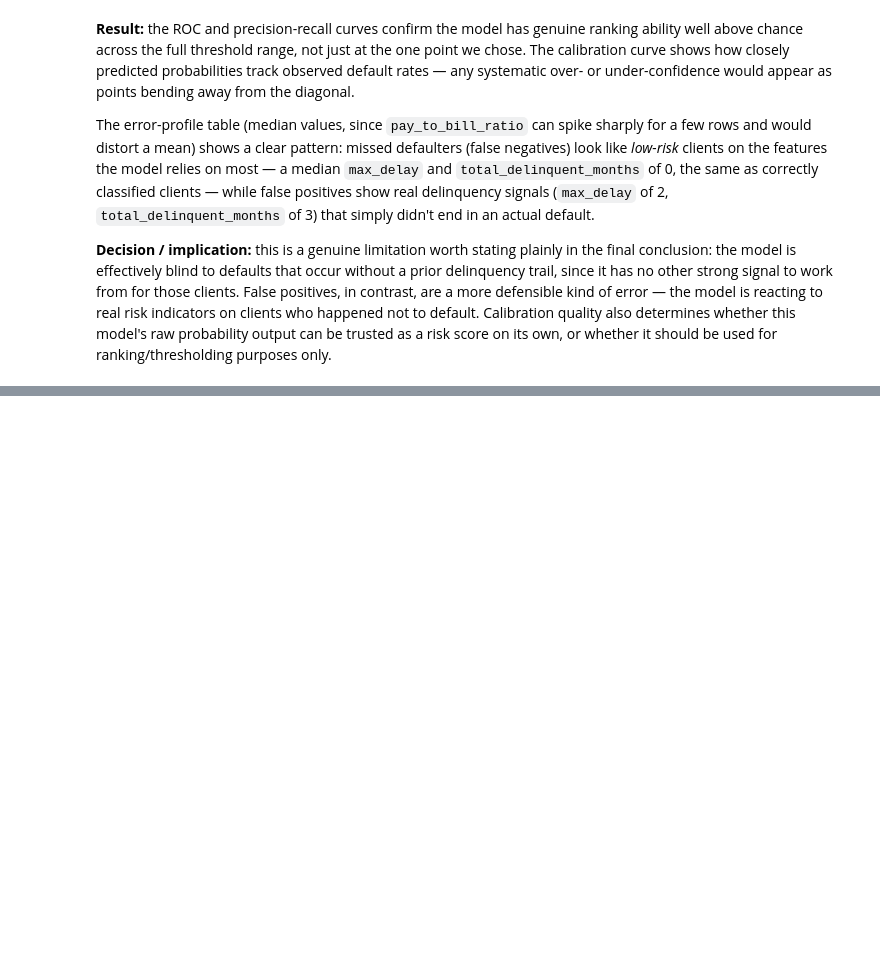
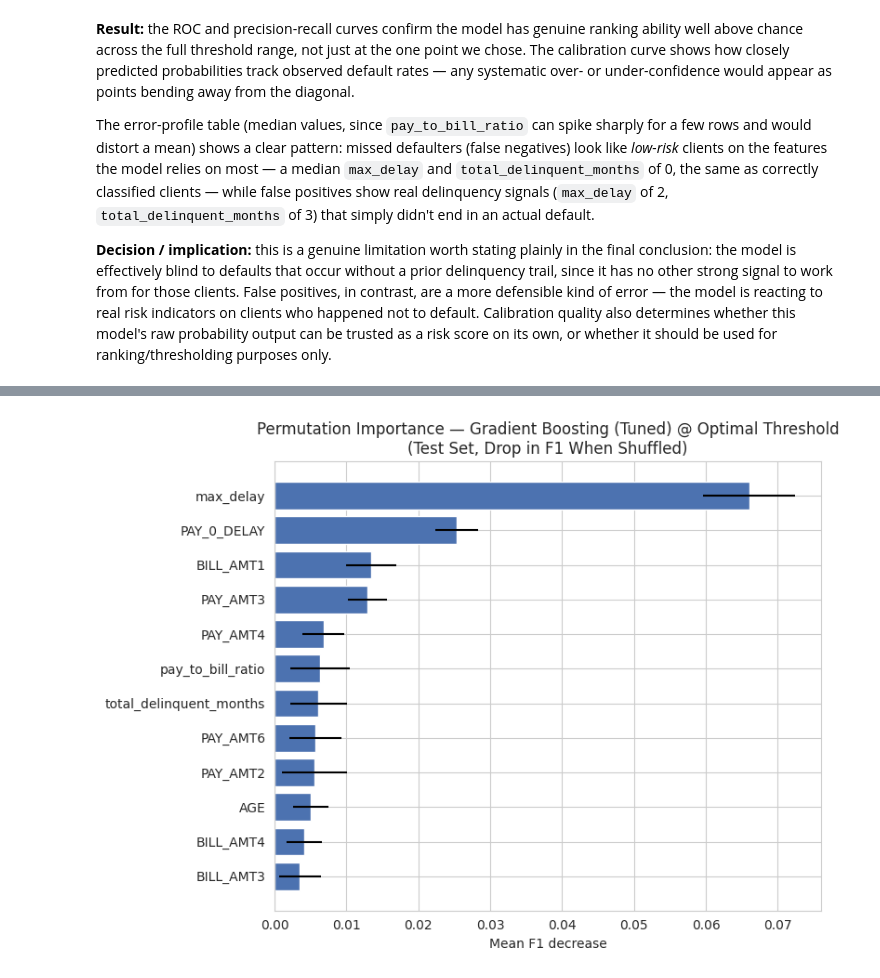
Before and after one commit to arielsharonferdinandus/Credit-Card-Clients-Risk-Prediction, a Jupyter notebook: Main.ipynb, the cells around one changed output, grey strips where cells are left out. Cells and saved outputs as stored; diff of their text form; code cells hidden in the pictures; blank space fills up the shorter version.

Commit message:
Update Feature Importance & Final Conclusion

```diff
--- a/Main.ipynb
+++ b/Main.ipynb
@@ -2427,0 +2428,12 @@ Not yet implemented: feature importance and the final conclusion. These will be
+# %%
+from sklearn.inspection import permutation_importance
+
+perm_result = permutation_importance(selected_model, X_test, y_test, scoring="f1",
+                                      n_repeats=10, random_state=RANDOM_STATE, n_jobs=-1)
+
+perm_importance_table = pd.DataFrame({
+    "feature": X_test.columns,
+    "importance_mean": perm_result.importances_mean,
+    "importance_std": perm_result.importances_std,
+}).sort_values("importance_mean", ascending=False)
+perm_importance_table.head(12)
@@ -2427,0 +2454,10 @@ Not yet implemented: feature importance and the final conclusion. These will be
+# %%
+top_perm = perm_importance_table.head(12).iloc[::-1]
+fig, ax = plt.subplots(figsize=(8, 6))
+ax.barh(top_perm["feature"], top_perm["importance_mean"], xerr=top_perm["importance_std"], color="#4C72B0")
+ax.set_title(f"Permutation Importance — {final_model_name}\n(Test Set, Drop in F1 When Shuffled)")
+ax.set_xlabel("Mean F1 decrease")
+plt.tight_layout()
+plt.show()
+# %% [output]
+[figure, added]
```
Also changed, not shown: parts of 8 cells of this notebook.
